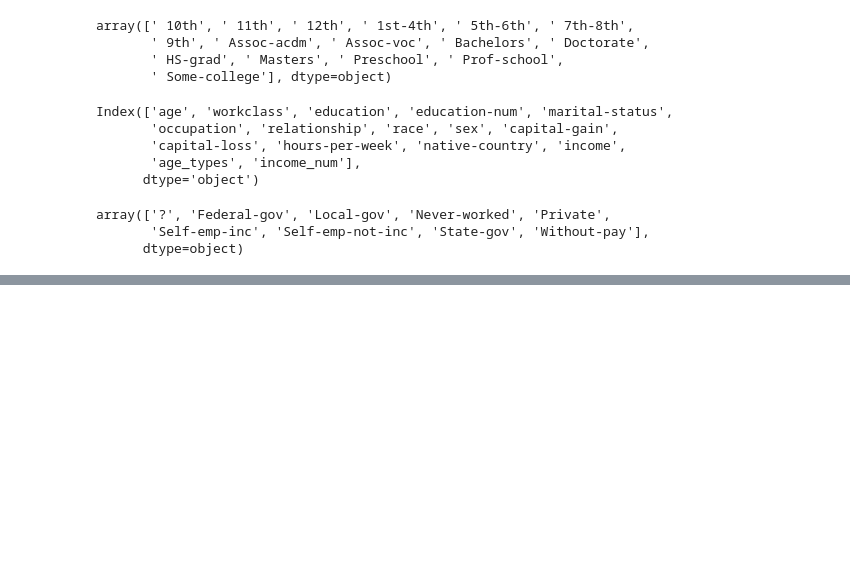
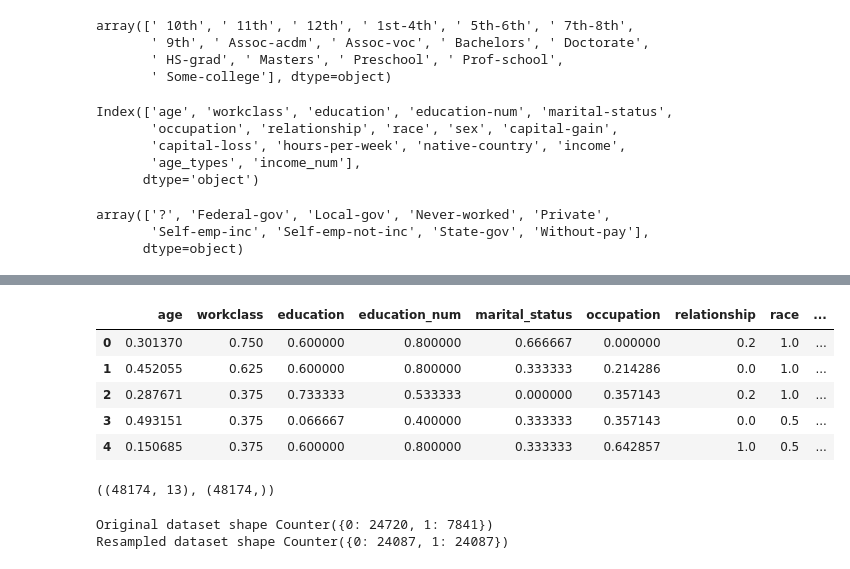
Before and after one commit to Kunal0026/Machine_Learning_Algorithm_Practice, a Jupyter notebook: Support_Vector_Machine/SVM_Income_Evaluation.ipynb, the cells around one changed output, grey strips where cells are left out. Saved outputs shown, nothing was run; the diff lists cells and outputs as text; code cells hidden in the pictures; blank space fills up the shorter version.

```diff
--- a/Support_Vector_Machine/SVM_Income_Evaluation.ipynb
+++ b/Support_Vector_Machine/SVM_Income_Evaluation.ipynb
@@ -157,0 +378,2 @@ array(['?', 'Federal-gov', 'Local-gov', 'Never-worked', 'Private',
+# %%
+scaler_freatures = scaler.transform(df.drop(['income','age_types','income_num'],axis=1))
@@ -157,0 +388,14 @@ array(['?', 'Federal-gov', 'Local-gov', 'Never-worked', 'Private',
+# %%
+columns=['age', 'workclass', 'education', 'education_num', 'marital_status',
+       'occupation', 'relationship', 'race', 'sex', 'capital_gain',
+       'capital_loss', 'hours_per_week', 'native_country']
+# %%
+df_scaled = pd.DataFrame (scaler_freatures, columns = columns)
+df_scaled.head()
+# %% [output]
+|  | age | workclass | education | education_num | marital_status | occupation | relationship | race | ... |
+| 0 | 0.301370 | 0.750 | 0.600000 | 0.800000 | 0.666667 | 0.000000 | 0.2 | 1.0 | ... |
+| 1 | 0.452055 | 0.625 | 0.600000 | 0.800000 | 0.333333 | 0.214286 | 0.0 | 1.0 | ... |
+| 2 | 0.287671 | 0.375 | 0.733333 | 0.533333 | 0.000000 | 0.357143 | 0.2 | 1.0 | ... |
+| 3 | 0.493151 | 0.375 | 0.066667 | 0.400000 | 0.333333 | 0.357143 | 0.0 | 0.5 | ... |
+| 4 | 0.150685 | 0.375 | 0.600000 | 0.800000 | 0.333333 | 0.642857 | 1.0 | 0.5 | ... |
@@ -157,0 +411,11 @@ array(['?', 'Federal-gov', 'Local-gov', 'Never-worked', 'Private',
+# %%
+X_res.shape, y_res.shape
+# %% [output]
+((48174, 13), (48174,))
+# %%
+from collections import Counter
+print('Original dataset shape {}'.format(Counter(y)))
+print('Resampled dataset shape {}'.format(Counter(y_res)))
+# %% [output]
+Original dataset shape Counter({0: 24720, 1: 7841})
+Resampled dataset shape Counter({0: 24087, 1: 24087})
```
Also changed, not shown: parts of 44 cells of this notebook.
